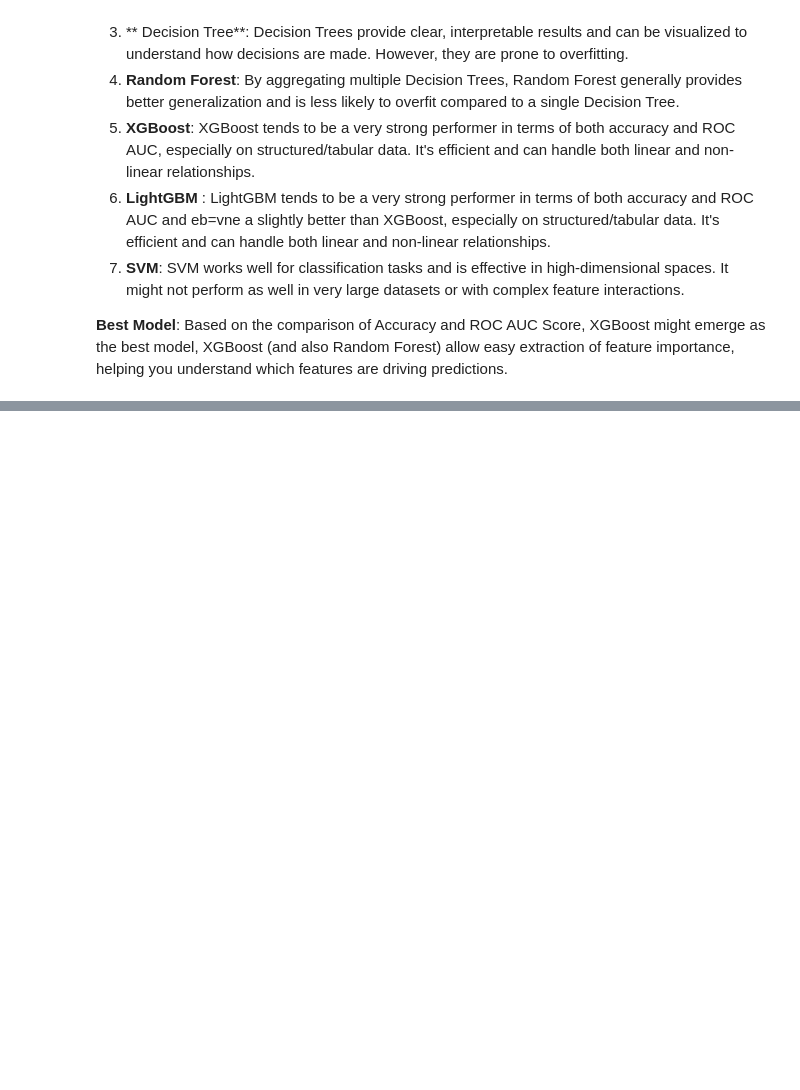
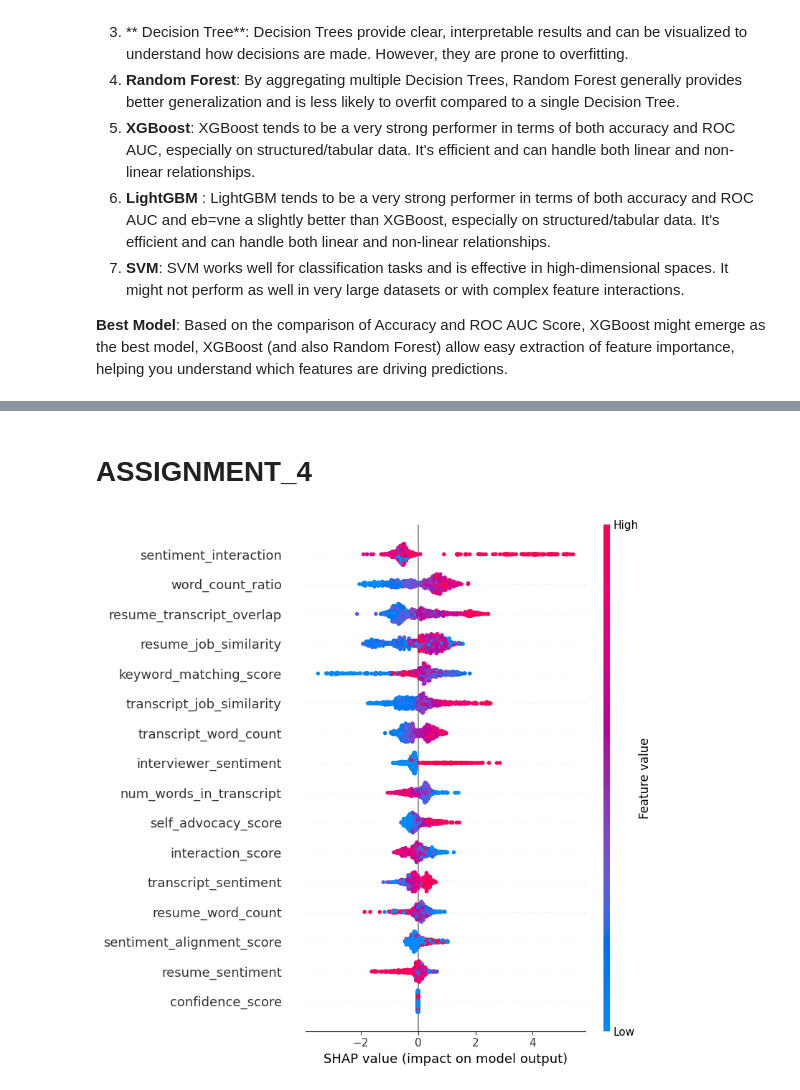
Before and after one commit to RohithMacharla11/-AI-Driven-Recruitment-Pipeline, a Jupyter notebook: Exploratory_Data_Analysis.ipynb, the cells around one changed output, grey strips where cells are left out. Saved outputs shown, nothing was run; the diff lists cells and outputs as text; code cells hidden in the pictures; blank space fills up the shorter version.

Commit message:
assignment 4 update 2

```diff
--- a/Exploratory_Data_Analysis.ipynb
+++ b/Exploratory_Data_Analysis.ipynb
@@ -1307,0 +1317,19 @@ plt.show()
+# %% [markdown]
+# ASSIGNMENT_4
+# %%
+import shap
+
+# Explainer and SHAP values
+explainer = shap.TreeExplainer(lgb_model)  # Replace `lgb_model` with your trained LightGBM model
+shap_values = explainer.shap_values(X_test)
+
+# Convert shap_values[1] to a 2D array if needed
+if isinstance(shap_values, list):
+    shap_values_to_plot = shap_values[1]  # Select positive class (1)
+else:
+    shap_values_to_plot = shap_values  # Use directly if not a list
+
+# SHAP Beeswarm Plot
+shap.summary_plot(shap_values_to_plot, X_test, plot_type="dot")
+# %% [output]
+[figure, added]
```
Also changed, not shown: parts of 17 cells of this notebook.
